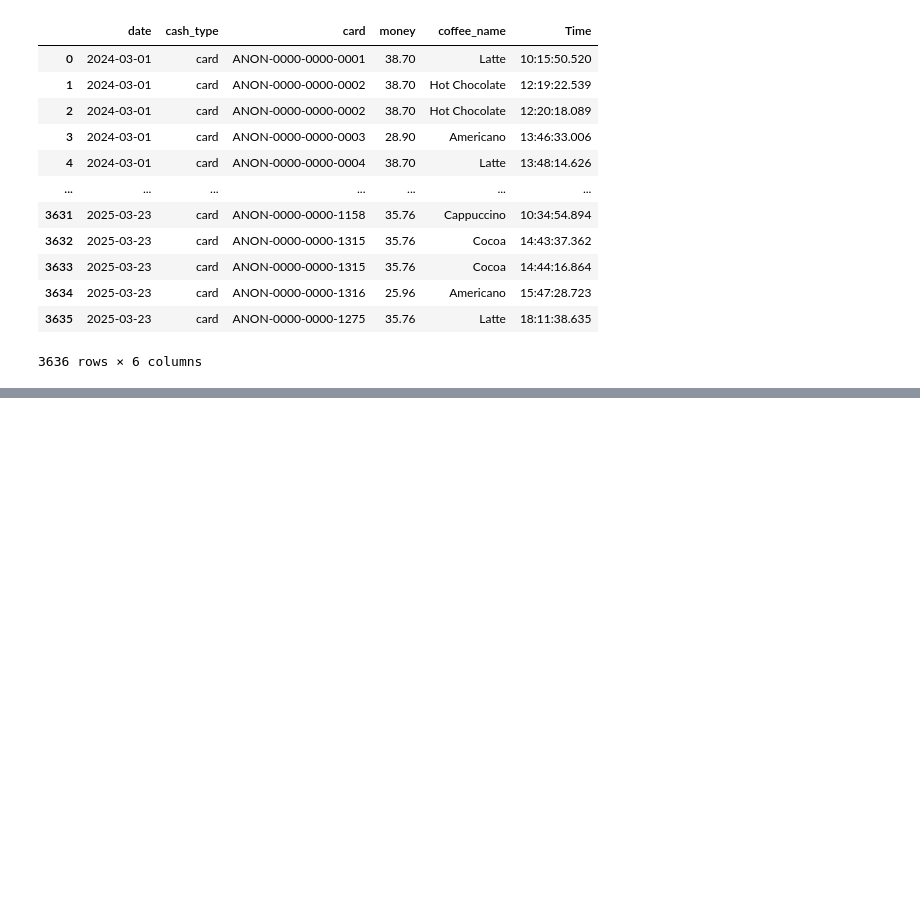
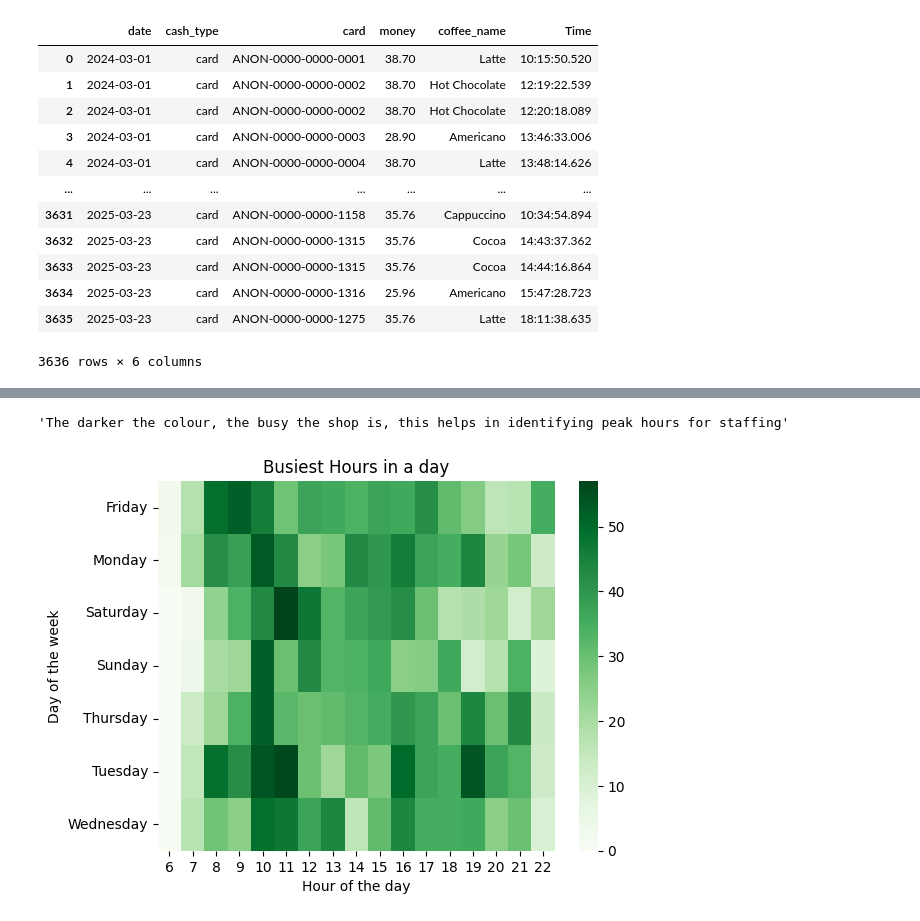
Before and after one commit to Laura-j-code/Coffee-shop-transaction-project, a Jupyter notebook: Coffee shop Transaction Project.ipynb, the cells around one changed output, grey strips where cells are left out. Saved outputs shown, nothing was run; the diff lists cells and outputs as text; code cells hidden in the pictures; blank space fills up the shorter version.

```diff
--- a/Coffee shop Transaction Project.ipynb
+++ b/Coffee shop Transaction Project.ipynb
@@ -545,0 +651,15 @@ import seaborn as sns
+# %%
+import seaborn as sns
+
+
+pivot = final_data.groupby(['weekday_name', 'hour']).size().unstack(fill_value=0)
+sns.heatmap(pivot, cmap='Greens', annot=False)
+plt.title('Busiest Hours in a day')
+plt.xlabel('Hour of the day')
+plt.ylabel('Day of the week')
+
+
+'''The darker the colour, the busy the shop is, this helps in identifying peak hours for staffing'''
+# %% [output]
+'The darker the colour, the busy the shop is, this helps in identifying peak hours for staffing'
+[figure, added]
```
Also changed, not shown: parts of 24 cells of this notebook.
